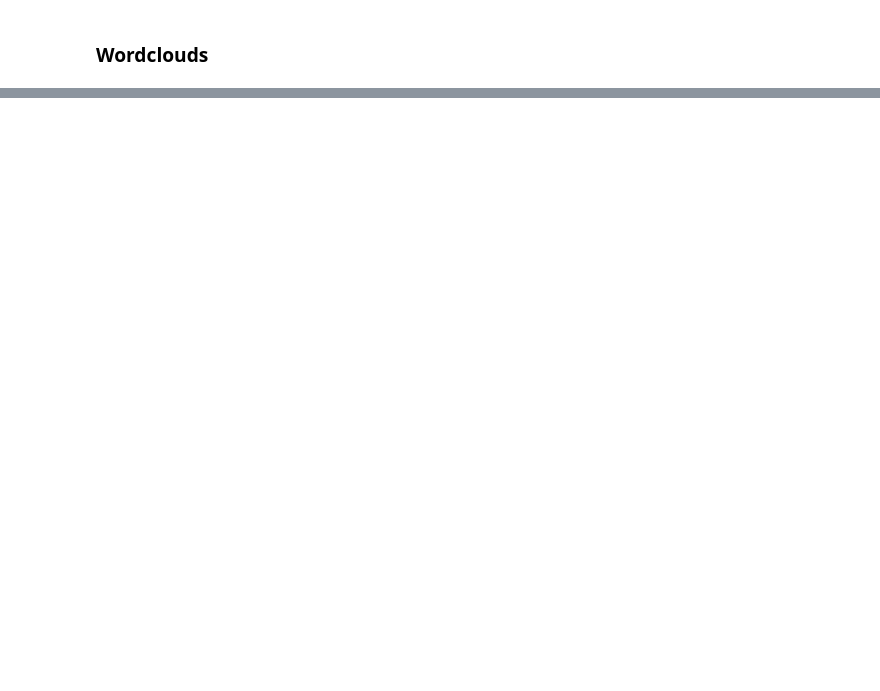
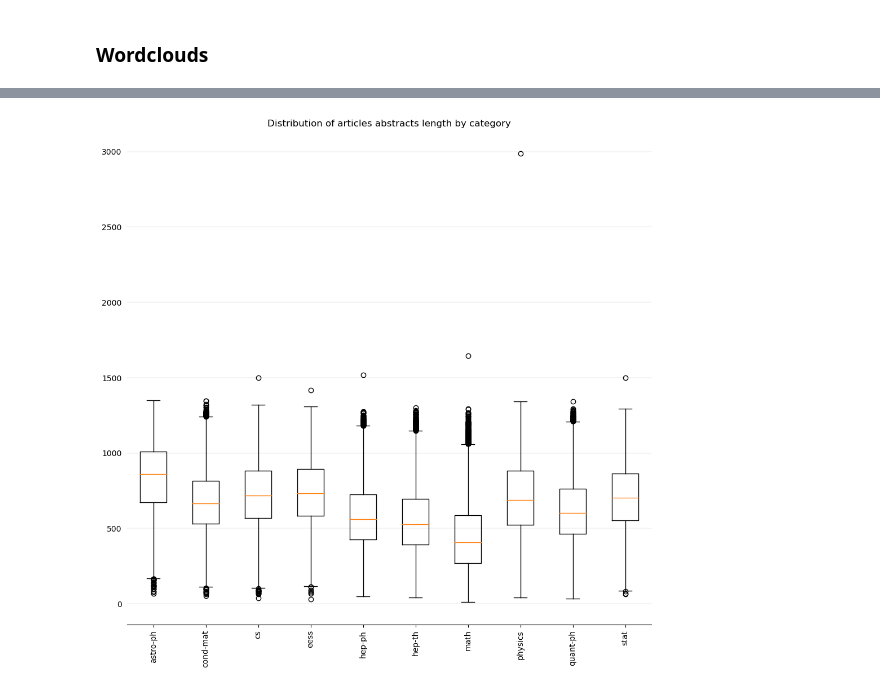
Before and after one commit to isabelvieira/NLP-FEUP, a Jupyter notebook: dataUnderstanding.ipynb, the cells around one changed output, grey strips where cells are left out. Drawn from its saved outputs; the diff is of its cells as text; code cells hidden in the pictures; blank space fills up the shorter version.

```diff
--- a/dataUnderstanding.ipynb
+++ b/dataUnderstanding.ipynb
@@ -207,0 +230,5 @@ Wordcloud for category: eess
+# %%
+df_temp = pd.DataFrame(title_corpus, columns=['title_filtered'])
+df_parsed = pd.concat([df_temp2, df_temp], axis=1)
+df_parsed.drop(['title', 'abstract'], axis=1, inplace=True)
+df_parsed.head()
@@ -207,0 +291,78 @@ Wordcloud for category: eess
+# %%
+#-----------------------------------
+#BOX PLOT - ARTICLES LENGTH (char) BY CATEGORY
+
+#clean plot info
+plt.rcParams.update(plt.rcParamsDefault)
+plt.figure().clear()
+plt.close()
+plt.cla()
+plt.clf()
+
+category = df_parsed['label'].unique()
+
+df_parsed['abstract_length']  = df_parsed['abstract_filtered'].str.len()
+
+# Prepare content length by category datasets
+boxplt = {}
+for c in category:
+    boxplt[c] = df_parsed[df_parsed['label'] == c]['abstract_length']
+
+# Visualize abstracts length distribution for all categories
+fig, ax = plt.subplots(figsize=(12, 12))
+ax.spines['top'].set_visible(False)
+ax.spines['right'].set_visible(False)
+ax.spines['left'].set_visible(False)
+ax.yaxis.set_ticks_position('none')
+ax.grid(color='grey', axis='y', linestyle='-', linewidth=0.25, alpha=0.5)
+ax.set_title('Distribution of articles abstracts length by category')
+# Set categories names as labels for the boxplot
+dataset = boxplt.values()
+labels = category
+plt.xticks(rotation='vertical')
+plt.subplots_adjust(bottom=0.15)
+ax.boxplot(dataset, labels=labels)
+plt.show()
+
+print('Distribution of news length summary statistics')
+
+Min = []
+Mean = []
+Max = []
+Twentyfifthpercentile = []
+Median = []
+seventyfifthpercentile = []
+InterquartileRange = []
+
+import numpy as np
+
+for dataset in boxplt.values():
+
+    mean = np.round(np.mean(dataset), 2)
+    median = np.round(np.median(dataset), 2)
+    min_value = np.round(dataset.min(), 2)
+    max_value = np.round(dataset.max(), 2)
+    quartile_1 = np.round(dataset.quantile(0.25), 2)
+    quartile_3 = np.round(dataset.quantile(0.75), 2)
+    # Interquartile range
+    iqr = np.round(quartile_3 - quartile_1, 2)
+    Min.append(min_value)
+    Mean.append(mean)
+    Max.append(max_value)
+    Median.append(median)
+    Twentyfifthpercentile.append(quartile_1)
+    seventyfifthpercentile.append(quartile_3)
+    InterquartileRange.append(iqr)
+
+
+length_per_category_statistics = pd.DataFrame({'Publisher' : category,
+                                            'Min' : Min,
+                                            'Mean' : Mean,
+                                            'Max' : Max,
+                                            '25th percentile' : Twentyfifthpercentile,
+                                            'Median' : Median,
+                                            '75th percentile' : seventyfifthpercentile,
+                                            'Interquartile range (IQR)' : InterquartileRange})
+
+print(length_per_category_statistics)
+# %% [output]
@@ -207,0 +370 @@ Wordcloud for category: eess
+[figure, added]
```
Also changed, not shown: parts of 9 cells of this notebook.
